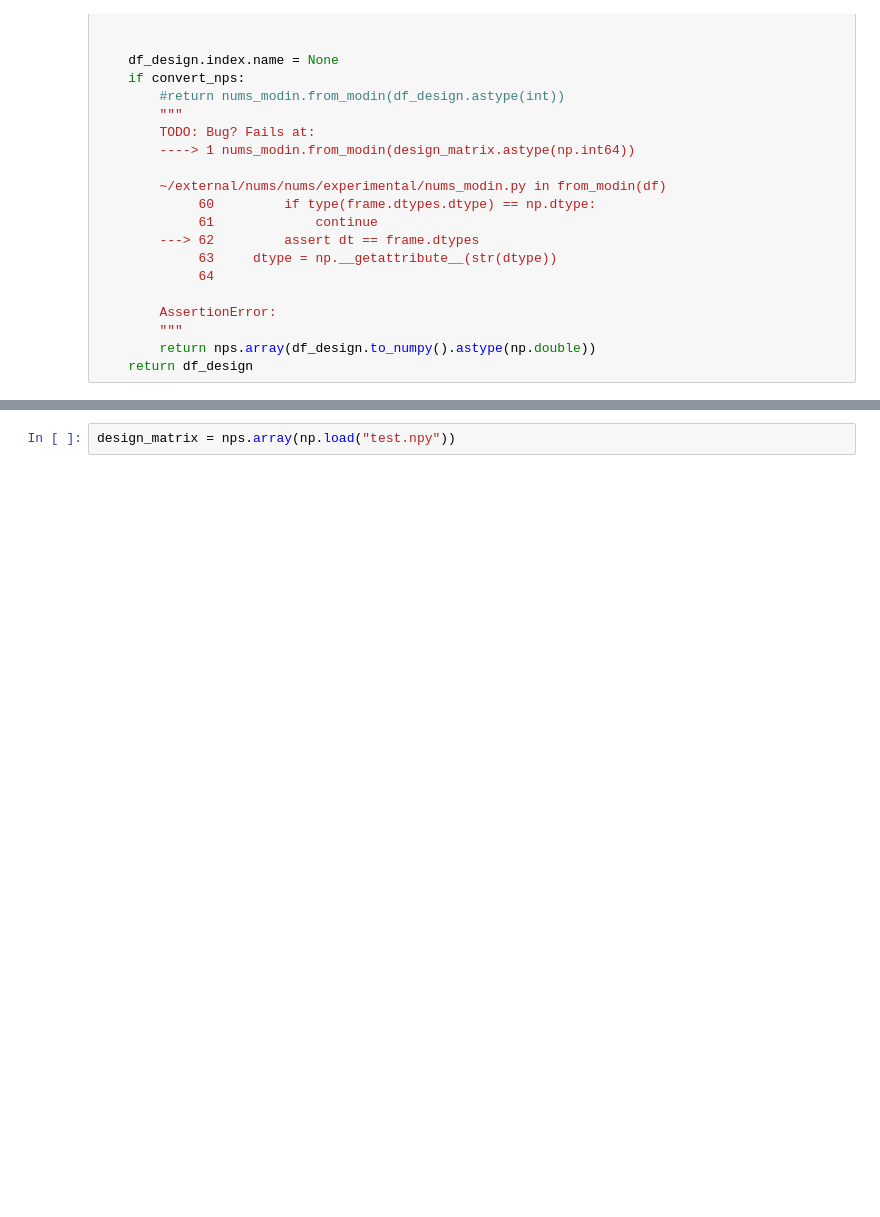
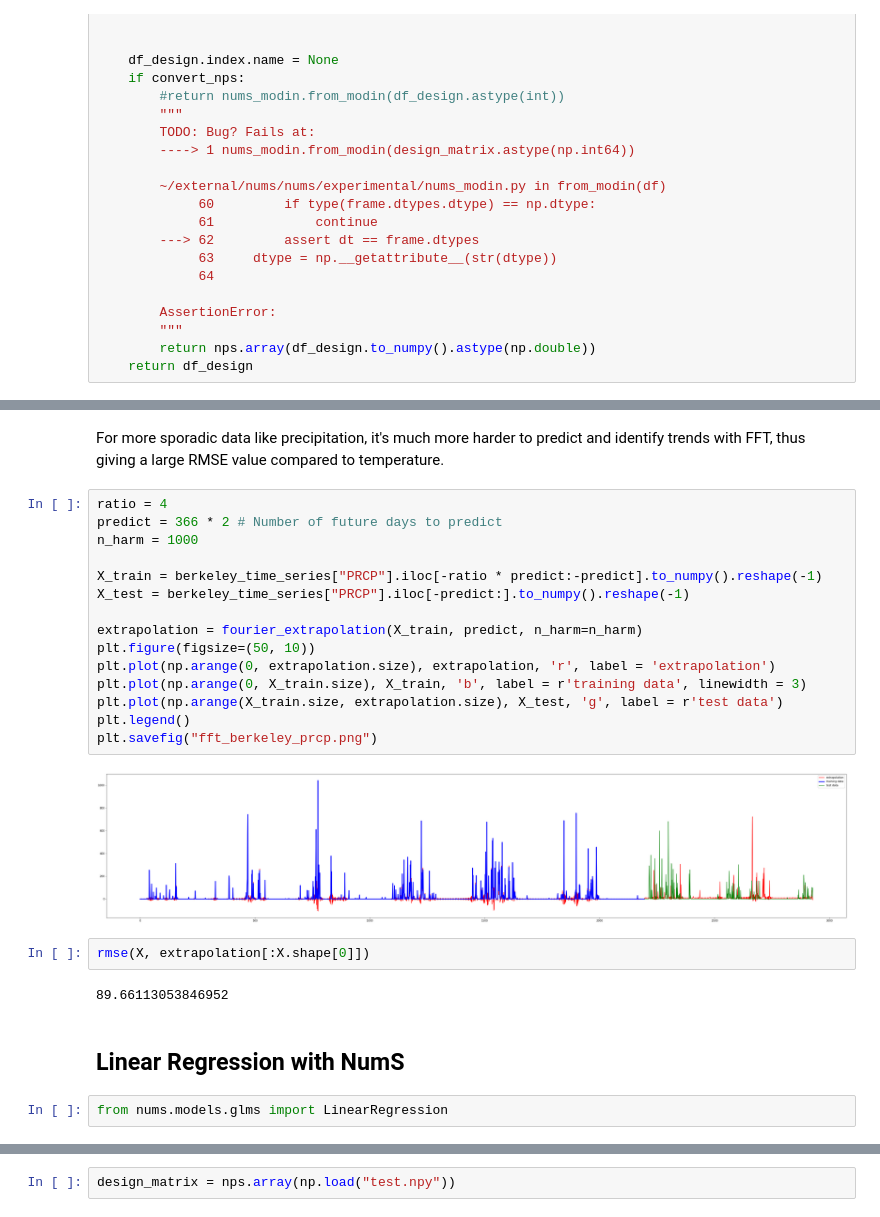
Before and after one commit to briancpark/aws-asdi, a Jupyter notebook: eda.ipynb, the cells around one changed output, grey strips where cells are left out. Cells and saved outputs as stored; diff of their text form; blank space fills up the shorter version.

```diff
--- a/eda.ipynb
+++ b/eda.ipynb
@@ -463,0 +553,27 @@ def create_design_matrix(_id, element, years, convert_nps=True, local=False):
+# %% [markdown]
+For more sporadic data like precipitation, it's much more harder to predict and identify trends with FFT, thus giving a large RMSE value compared to temperature.
+# %%
+ratio = 4
+predict = 366 * 2 # Number of future days to predict
+n_harm = 1000
+
+X_train = berkeley_time_series["PRCP"].iloc[-ratio * predict:-predict].to_numpy().reshape(-1)
+X_test = berkeley_time_series["PRCP"].iloc[-predict:].to_numpy().reshape(-1)
+
+extrapolation = fourier_extrapolation(X_train, predict, n_harm=n_harm)
+plt.figure(figsize=(50, 10))
+plt.plot(np.arange(0, extrapolation.size), extrapolation, 'r', label = 'extrapolation')
+plt.plot(np.arange(0, X_train.size), X_train, 'b', label = r'training data', linewidth = 3)
+plt.plot(np.arange(X_train.size, extrapolation.size), X_test, 'g', label = r'test data')
+plt.legend()
+plt.savefig("fft_berkeley_prcp.png")
+# %% [output]
+[figure, added]
+# %%
+rmse(X, extrapolation[:X.shape[0]])
+# %% [output]
+89.66113053846952
+# %% [markdown]
+## Linear Regression with NumS
+# %%
+from nums.models.glms import LinearRegression
```
Also changed, not shown: parts of 67 cells of this notebook, 2 other files.
